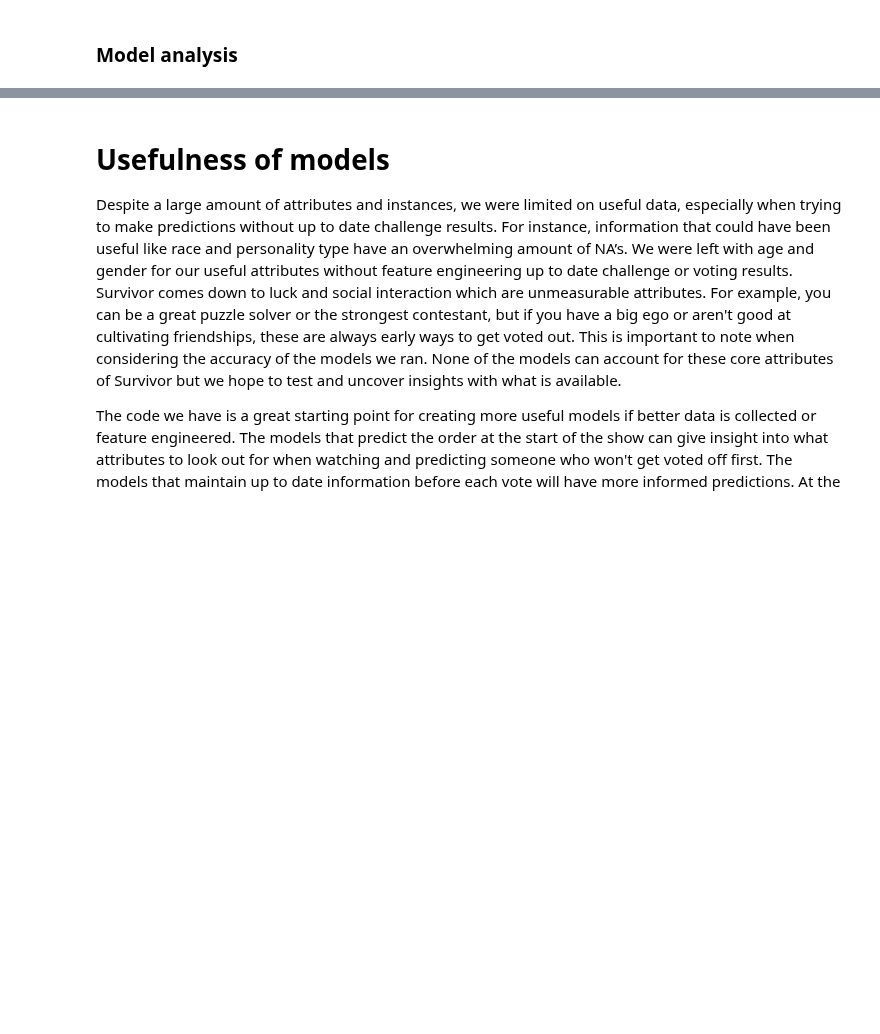
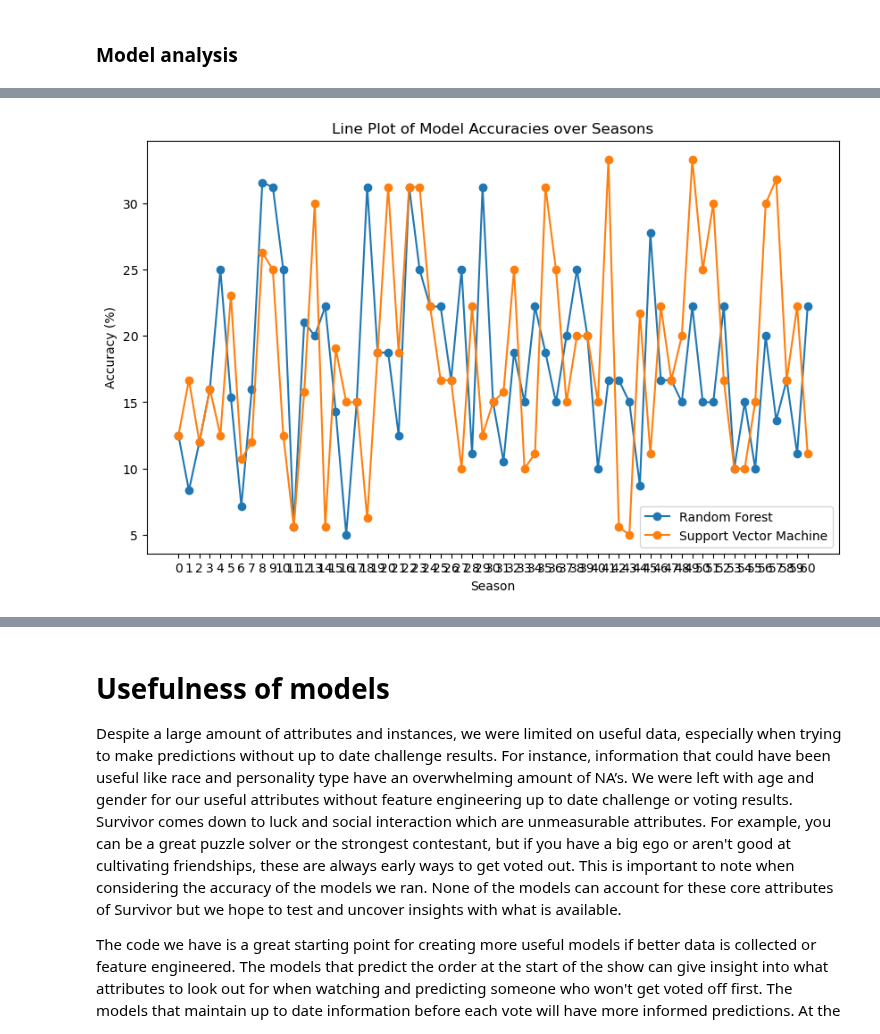
Before and after one commit to DotSumWedge/SurvivorAnalysis, a Jupyter notebook: SurvivorLabTwo.ipynb, the cells around one changed output, grey strips where cells are left out. Drawn from its saved outputs; the diff is of its cells as text; code cells hidden in the pictures; blank space fills up the shorter version.

```diff
--- a/SurvivorLabTwo.ipynb
+++ b/SurvivorLabTwo.ipynb
@@ -446,0 +510,26 @@ ValueError: The number of FixedLocator locations (0), usually from a call to set
+# %%
+# Set up the figure and axis
+fig, ax = plt.subplots(figsize=(10,6))
+
+# Plot accuracies for Random Forest model
+ax.plot(range(1, len(accuracies_random_forest) + 1), accuracies_random_forest, marker='o', label='Random Forest')
+
+# Plot accuracies for Support Vector Machine model
+ax.plot(range(1, len(accuracies_support_vector_machine) + 1), accuracies_support_vector_machine, marker='o', label='Support Vector Machine')
+
+# Set title and labels
+ax.set_title('Line Plot of Model Accuracies over Seasons')
+ax.set_xlabel('Season')
+ax.set_ylabel('Accuracy (%)')
+
+# Set the x-axis ticks and labels
+ax.set_xticks(range(1, len(accuracies_random_forest) + 1))
+ax.set_xticklabels(group_labels)
+
+# Add a legend
+ax.legend()
+
+# Show the plot
+plt.show()
+# %% [output]
+[figure, added]
```
Also changed, not shown: parts of 15 cells of this notebook.
